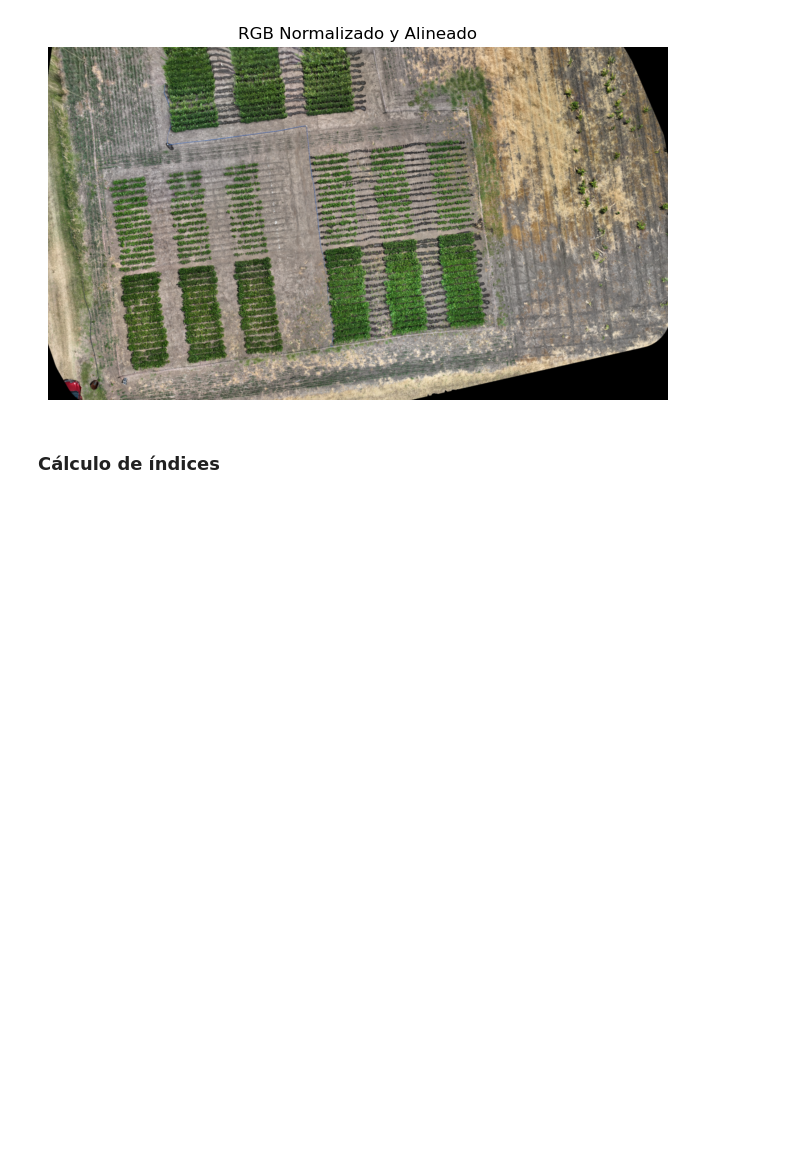
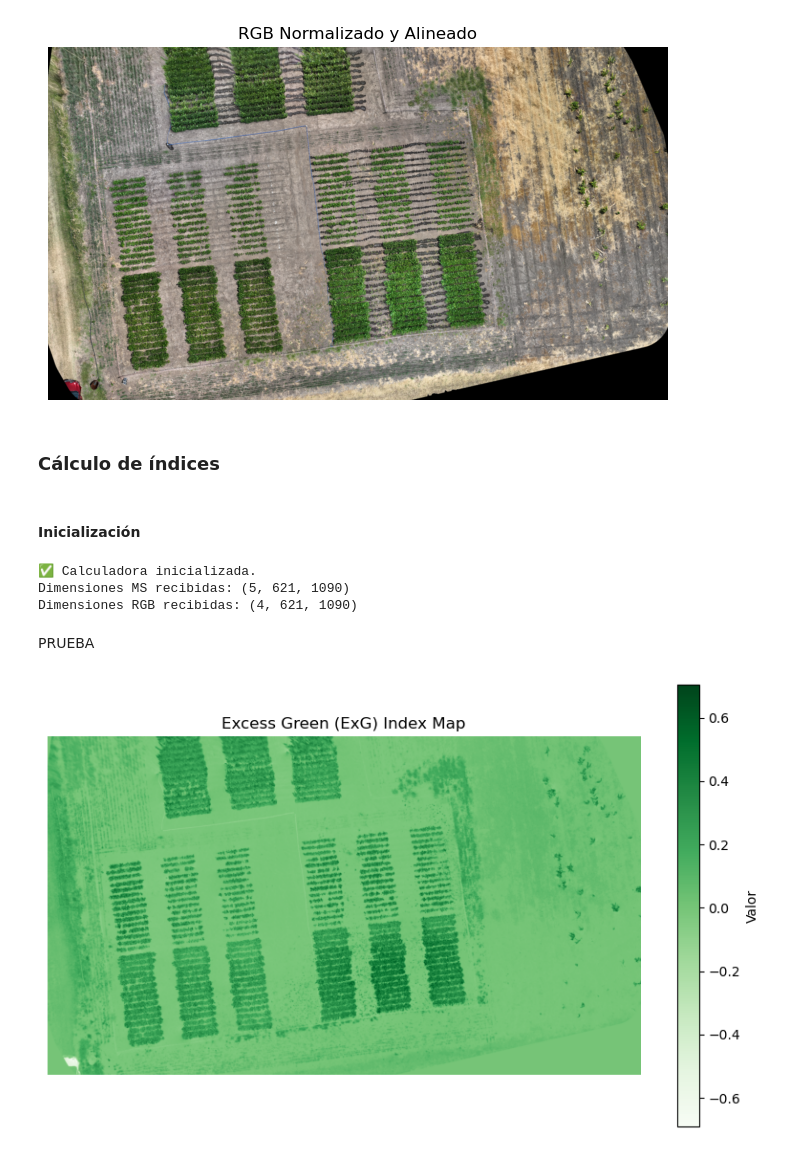
Before and after one commit to Mati279/Trabajo-Final, a Jupyter notebook: notebooks/test_notebook.ipynb, the cells around one changed output. Drawn from its saved outputs; the diff is of its cells as text; code cells hidden in the pictures; blank space fills up the shorter version.

Commit message:
plot_index function added

```diff
--- a/notebooks/test_notebook.ipynb
+++ b/notebooks/test_notebook.ipynb
@@ -101,3 +101,29 @@ La alineación espacial fue exitosa
 [figure]
 # %% [markdown]
 ### Cálculo de índices
+# %% [markdown]
+#### Inicialización
+# %%
+from Indices import VegetationIndices
+
+ms_norm = sesion_normalizada["ms"]
+rgb_norm = sesion_normalizada["rgb"]
+
+calc = VegetationIndices(ms_norm_array=ms_norm, rgb_norm_array=rgb_norm)
+
+print("✅ Calculadora inicializada.")
+print(f"Dimensiones MS recibidas: {calc.ms_array.shape}")
+print(f"Dimensiones RGB recibidas: {calc.rgb_array.shape}") # type: ignore
+# %% [output]
+✅ Calculadora inicializada.
+Dimensiones MS recibidas: (5, 621, 1090)
+Dimensiones RGB recibidas: (4, 621, 1090)
+# %% [markdown]
+PRUEBA
+# %%
+
+exg_map = calc.calculate_exg()
+
+calc.plot_index(exg_map, title="Excess Green (ExG) Index Map", cmap='Greens')
+# %% [output]
+[figure, added]
```
Also changed, not shown: 1 other file.
